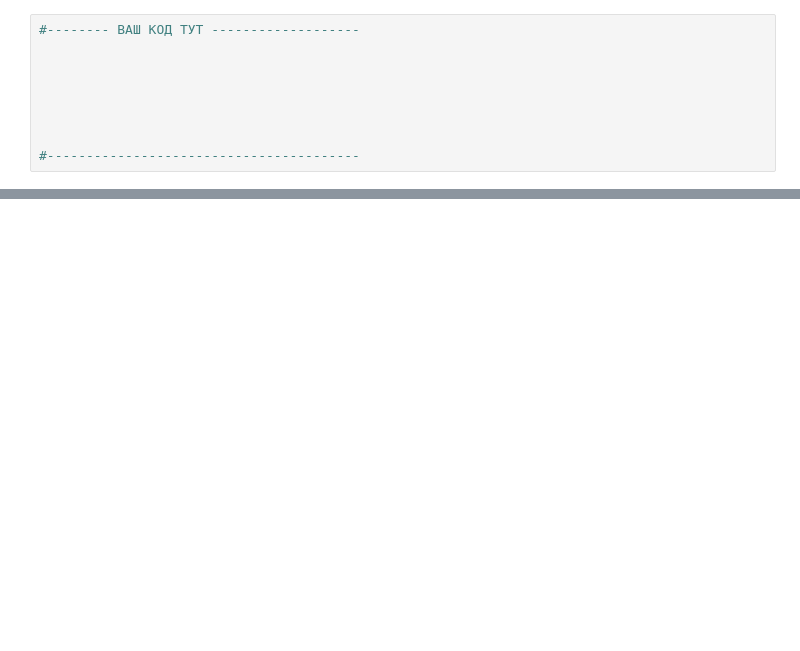
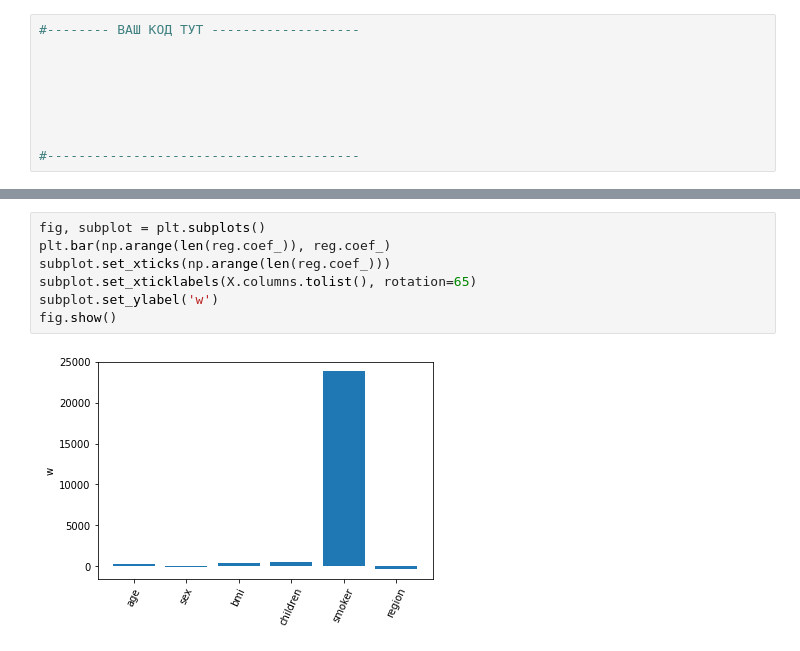
Before and after one commit to aleksandr-dzhumurat/ml_intro_hse, a Jupyter notebook: jupyter_notebooks/Part_I_ML_intro.ipynb, the cells around one changed output, grey strips where cells are left out. Drawn from its saved outputs; the diff is of its cells as text; blank space fills up the shorter version.

```diff
--- a/jupyter_notebooks/Part_I_ML_intro.ipynb
+++ b/jupyter_notebooks/Part_I_ML_intro.ipynb
@@ -142,0 +203,9 @@ $L(y,\hat{y}) = (y - \hat{y})^2$
+# %%
+fig, subplot = plt.subplots()
+plt.bar(np.arange(len(reg.coef_)), reg.coef_)
+subplot.set_xticks(np.arange(len(reg.coef_)))
+subplot.set_xticklabels(X.columns.tolist(), rotation=65)
+subplot.set_ylabel('w')
+fig.show()
+# %% [output]
+[figure, added]
```
Also changed, not shown: parts of 20 cells of this notebook, 1 other file.
